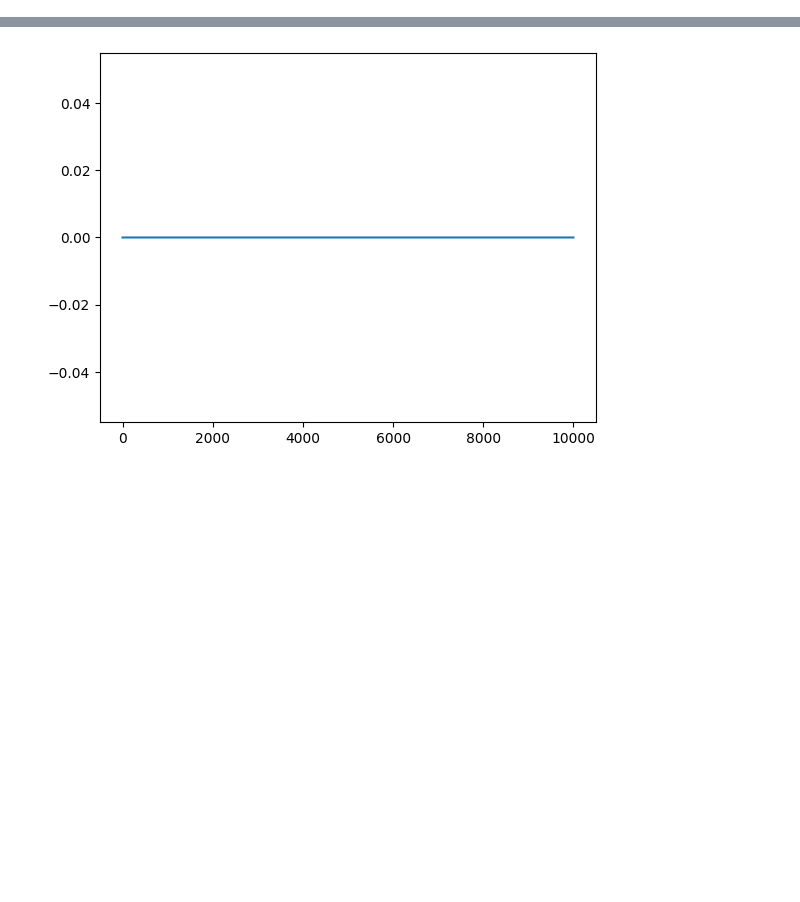
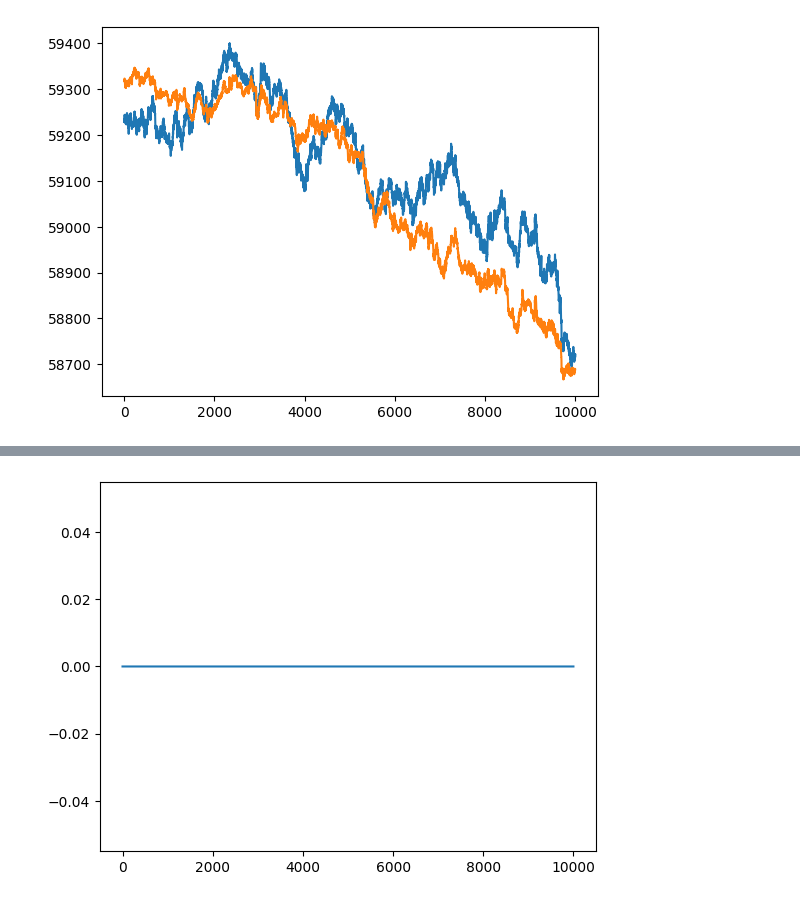
Before and after one commit to TheHarrySun/imcprosperity2025, a Jupyter notebook: round2/data_analysis.ipynb, the cells around one changed output, grey strips where cells are left out. Cells and saved outputs as stored; diff of their text form; code cells hidden in the pictures; blank space fills up the shorter version.

```diff
--- a/round2/data_analysis.ipynb
+++ b/round2/data_analysis.ipynb
@@ -68,0 +66,6 @@ plotDiff(pic2_diff_normalized, timestamps, "Normalized PIC2")
+# %%
+plt.plot(pic1_data['mid_price'].index, pic1_data['mid_price'].values)
+plt.plot(synthetic_pic1.index, synthetic_pic1.values)
+plt.show()
+# %% [output]
+[figure, added]
```
Also changed, not shown: parts of 7 cells of this notebook, 1 other file.
